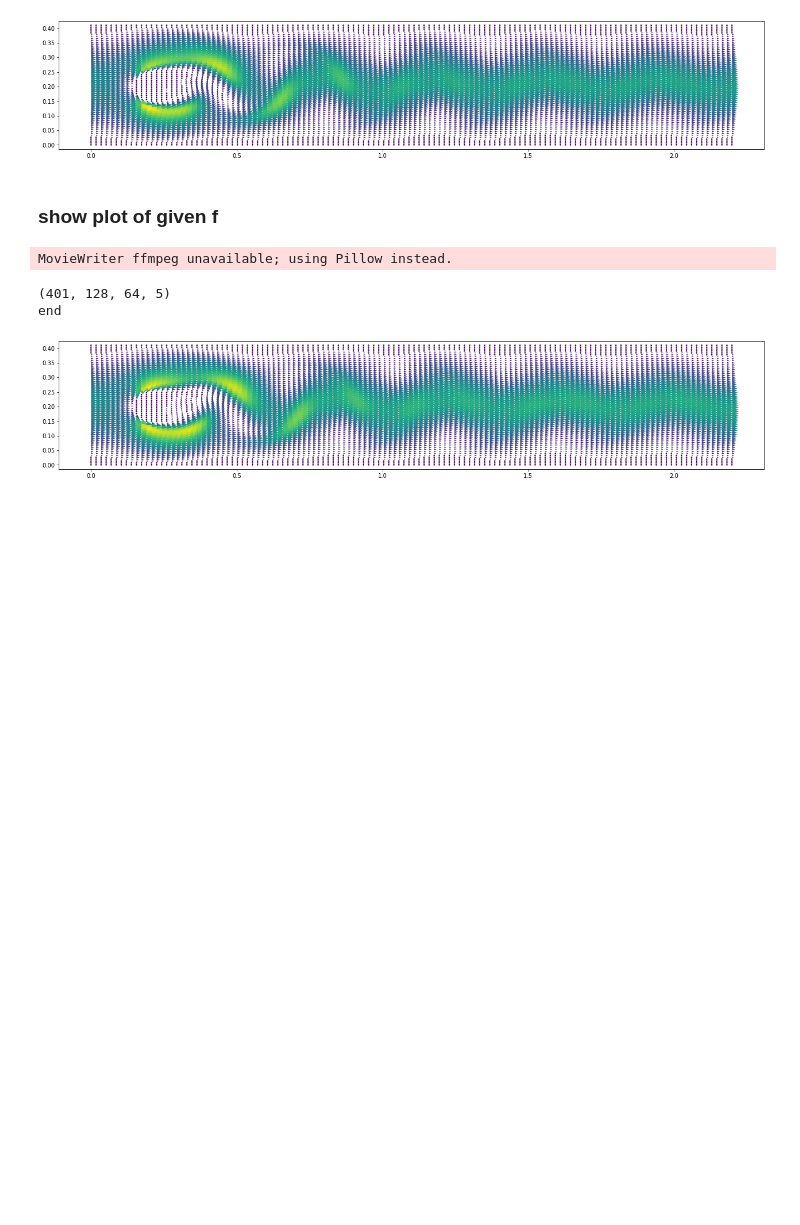
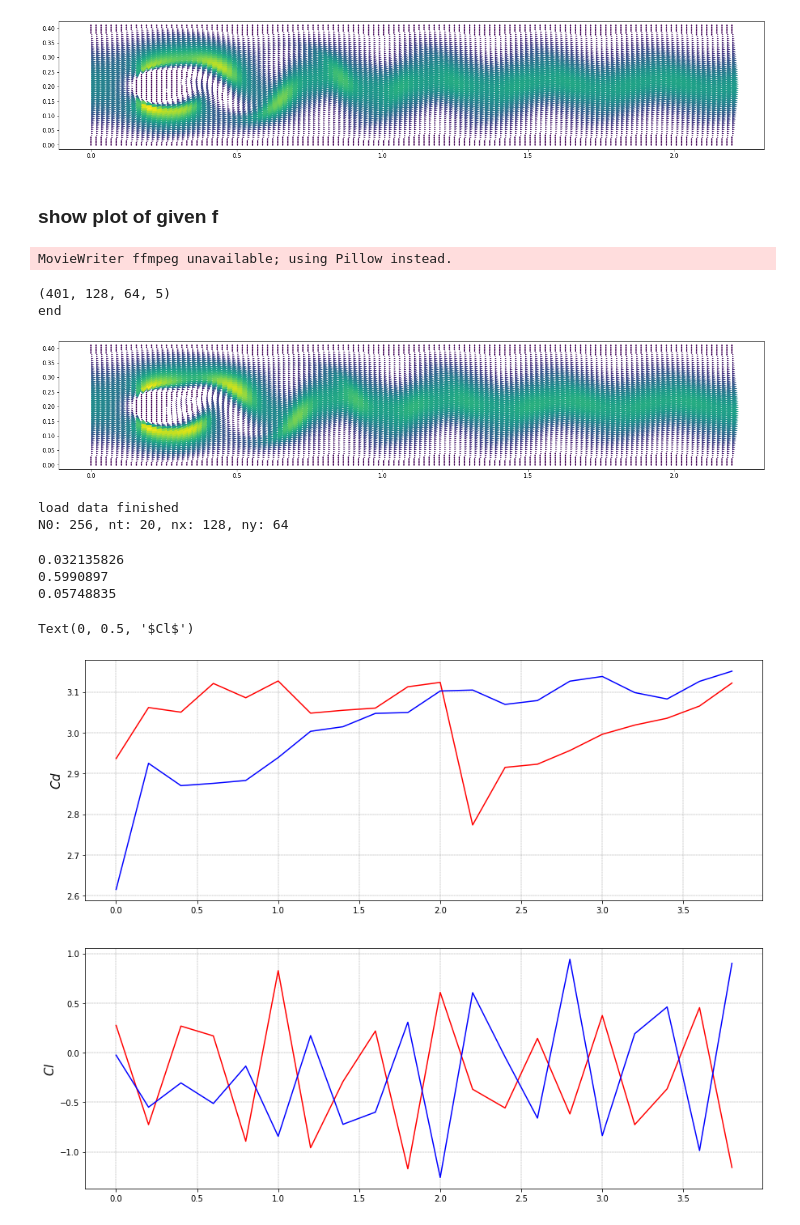
Before and after one commit to AsamaKiseto/Cylinder_Env, a Jupyter notebook: nse/4_nse_test.ipynb, the cells around one changed output. Drawn from its saved outputs; the diff is of its cells as text; code cells hidden in the pictures; blank space fills up the shorter version.

```diff
--- a/nse/4_nse_test.ipynb
+++ b/nse/4_nse_test.ipynb
@@ -707,8 +664,8 @@ print('load data finished')
 tg = 20     # sample evrey 10 timestamps
 Ng = 1
 data = data[::Ng, ::tg, :, :, 2:]
-Cd = Cd[::Ng, ::tg]
-Cl = Cl[::Ng, ::tg]
+Cd = Cd[::Ng, ::tg].numpy()
+Cl = Cl[::Ng, ::tg].numpy()
 ang_vel = ang_vel[::Ng, ::tg]
 
 # print('ang: {}'.format(ang_vel[data_num]))
@@ -734,14 +691,56 @@ load_model.eval()
 for param in list(load_model.parameters()):
     param.requires_grad = False
 
-out_nn = data_in.reshape(nx, ny, 3)
-f_rec = torch.zeros(nt)
-Cd_nn = torch.zeros(nt)
-Cl_nn = torch.zeros(nt)
+out_nn = data_in.reshape(1, nx, ny, 3)
+f_rec = torch.zeros(N0, nt)
+Cd_nn = torch.zeros(N0, nt)
+Cl_nn = torch.zeros(N0, nt)
+obs_nn = torch.zeros(N0, nt, nx, ny, 3)
 
-for i in range(nt):
-    ang_nn = ang_vel[i].reshape(1)
-    pred, _, f_rec[i], _ = load_model(out_nn, ang_nn)
-    out_nn = pred[:, :, :, :3]
-    Cd_nn[i] = torch.mean(pred[:, :, :, -2])
-    Cl_nn[i] = torch.mean(pred[:, :, :, -1])
+for k in range(N0):
+    for i in range(nt):
+        f = ang_vel[k][i].reshape(1)
+        pred, _, f_rec[k][i], _ = load_model(out_nn, f)
+        out_nn = pred[:, :, :, :3]
+        obs_nn[k][i] = out_nn.squeeze()
+        Cd_nn[k][i] = torch.mean(pred[:, :, :, -2])
+        Cl_nn[k][i] = torch.mean(pred[:, :, :, -1])
+
+Cd_nn = Cd_nn.numpy()
+Cl_nn = Cl_nn.numpy()
+obs_nn = obs_nn.numpy()
+# %% [output]
+load data finished
+N0: 256, nt: 20, nx: 128, ny: 64
+# %%
+obs = data[:, 1:].numpy()
+print(((Cd_nn - Cd)**2).mean())
+print(((Cl_nn - Cl)**2).mean())
+print(((obs_nn - obs)**2).mean())
+# %% [output]
+0.032135826
+0.5990897
+0.05748835
+# %%
+plt.figure(figsize=(15, 12))
+
+ax1 = plt.subplot2grid((2, 2), (0, 0), colspan=2)
+ax2 = plt.subplot2grid((2, 2), (1, 0), colspan=2)
+
+t = np.arange(nt) * 0.2
+k = 128
+
+ax1.plot(t, Cd_nn[k], color='red')
+ax1.plot(t, Cd[k], color='blue')
+ax1.grid(True, lw=0.4, ls="--", c=".50")
+ax1.set_ylabel(r"$Cd$", fontsize=15)
+# ax1.set_xlim(0, 1000)
+
+ax2.plot(t, Cl_nn[k], color='red')
+ax2.plot(t, Cl[k], color='blue')
+ax2.grid(True, lw=0.4, ls="--", c=".50")
+ax2.set_ylabel(r"$Cl$", fontsize=15)
+# ax2.set_xlim(0, 1000)
+# %% [output]
+Text(0, 0.5, '$Cl$')
+[figure, added]
```
Also changed, not shown: parts of 7 cells of this notebook, 5 other files.
